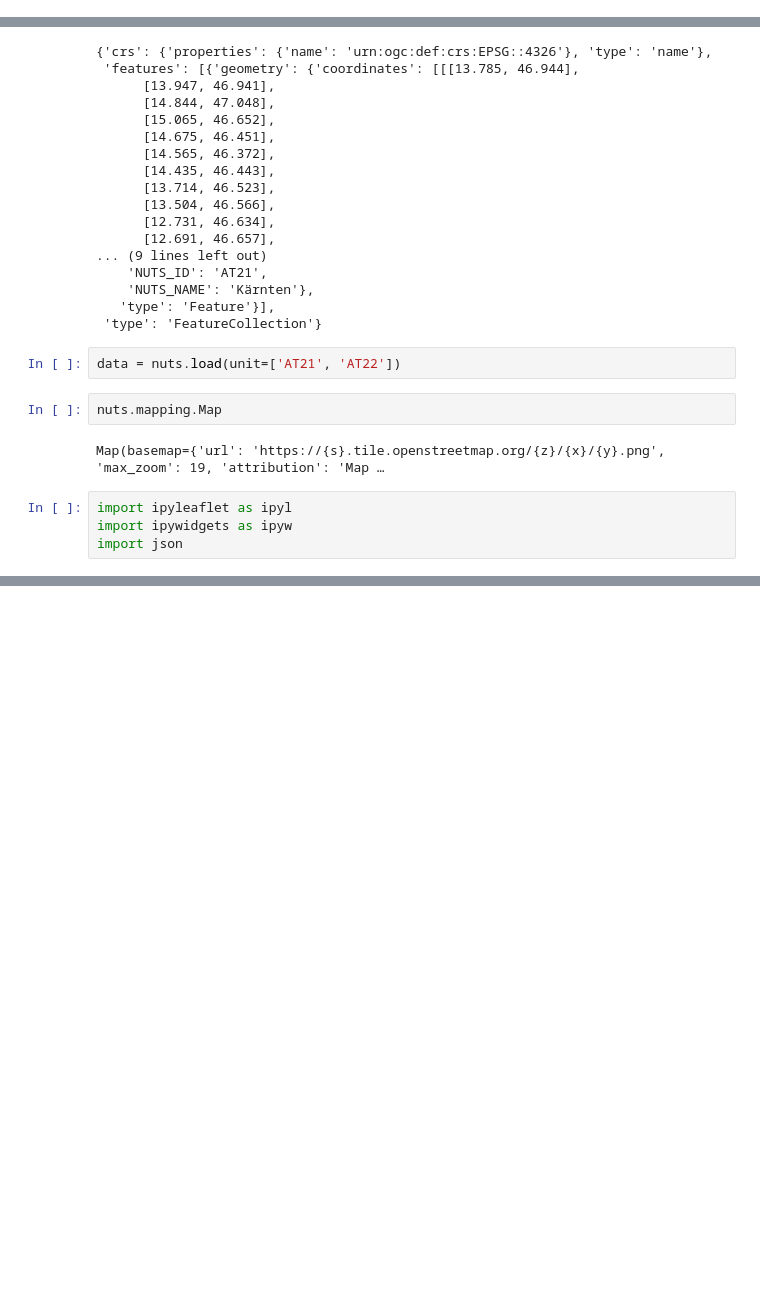
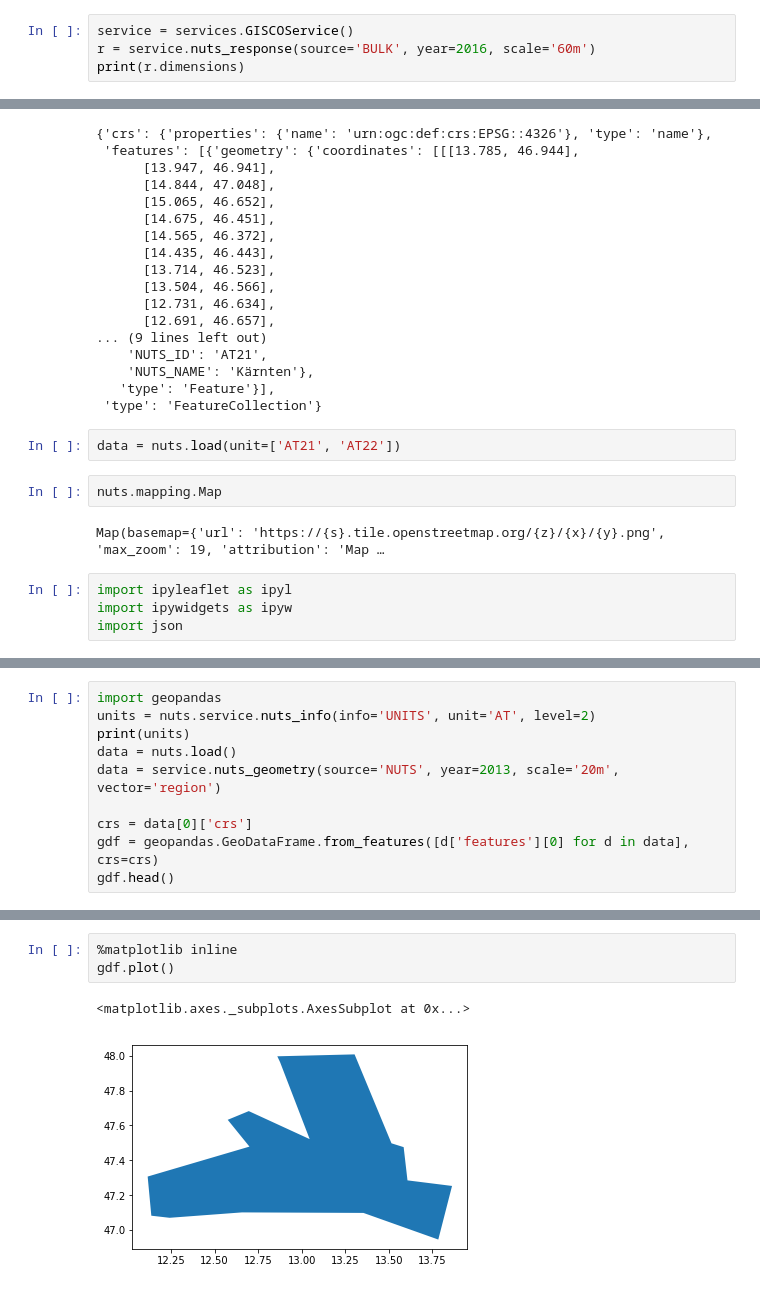
Before and after one commit to eurostat/happyGISCO, a Jupyter notebook: notebooks/example_GISCO_features.ipynb, the cells around one changed output, grey strips where cells are left out. Cells and saved outputs as stored; diff of their text form; blank space fills up the shorter version.

```diff
--- a/notebooks/example_GISCO_features.ipynb
+++ b/notebooks/example_GISCO_features.ipynb
@@ -12,0 +15,4 @@ from happygisco import settings, base, tools, services, features
+# %%
+service = services.GISCOService()
+r = service.nuts_response(source='BULK', year=2016, scale='60m')
+print(r.dimensions)
@@ -149,0 +179,10 @@ import json
+# %%
+import geopandas
+units = nuts.service.nuts_info(info='UNITS', unit='AT', level=2)
+print(units)
+data = nuts.load()
+data = service.nuts_geometry(source='NUTS', year=2013, scale='20m', vector='region')
+
+crs = data[0]['crs']
+gdf = geopandas.GeoDataFrame.from_features([d['features'][0] for d in data], crs=crs)
+gdf.head()
@@ -149,0 +196,6 @@ import json
+# %%
+%matplotlib inline
+gdf.plot()
+# %% [output]
+<matplotlib.axes._subplots.AxesSubplot at 0x...>
+[figure, added]
```
Also changed, not shown: parts of 6 cells of this notebook.
